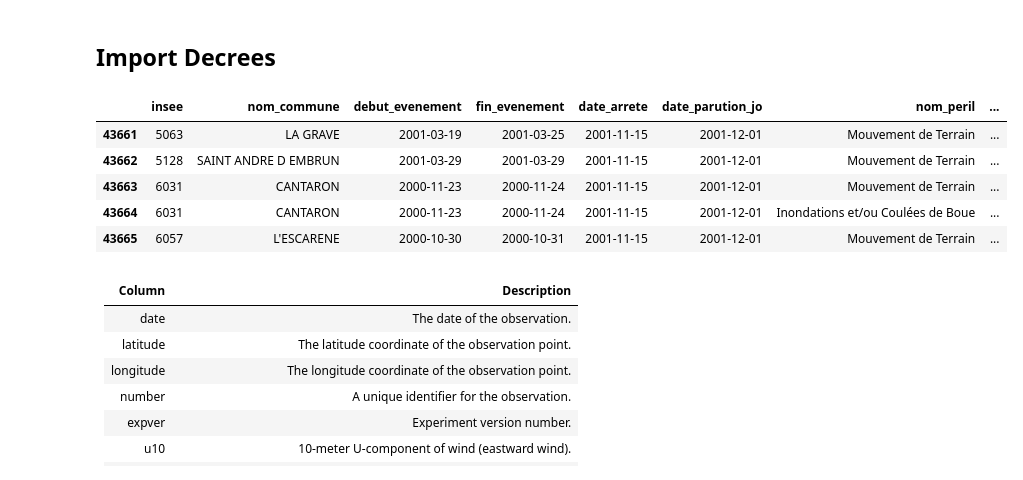
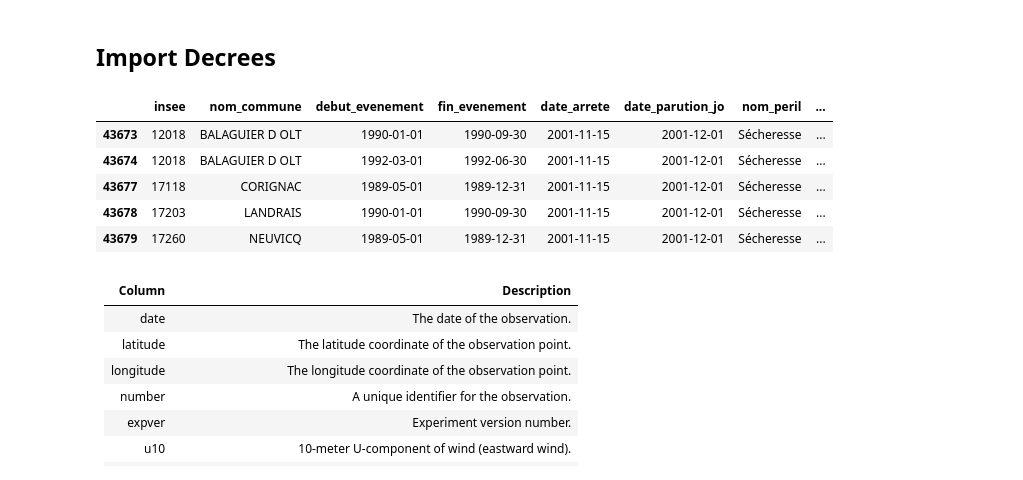
Before and after one commit to yrahan/catnat, a Jupyter notebook: notebooks/3_feature_engineering/02_large_decrees_weather_location.ipynb, the cells around one changed output. Saved outputs shown, nothing was run; the diff lists cells and outputs as text; code cells hidden in the pictures.

```diff
--- a/notebooks/3_feature_engineering/02_large_decrees_weather_location.ipynb
+++ b/notebooks/3_feature_engineering/02_large_decrees_weather_location.ipynb
@@ -52,13 +54,13 @@ decrees_filename = 'decrees.parquet'
 decrees_locations_filename = 'decrees_locations.parquet'
 communes_csv_filename = 'correspondance-code-insee-code-postal-202410.csv'
 weather_filename = 'weather2.parquet'
-weather_shema = 'weather_shema2.csv'
+weather_shema_filename = 'weather_shema2.csv'
 weather_yearly_filename = 'weather2_yearly.parquet'
-weather_yearly_shema = 'weather_shema2_yearly.csv'
+weather_yearly_shema_filename = 'weather_shema2_yearly.csv'
 drought_filename = 'drought.parquet'
-drought_shema = 'drought_shema.csv'
+drought_shema_filename = 'drought_shema.csv'
 drought_yearly_filename = 'drought_yearly.parquet'
-drought_yearly_shema = 'drought_yearly_shema.csv'
+drought_yearly_shema_filename = 'drought_yearly_shema.csv'
 #weather_zip_file = "193fcd51a8958175843ecbbcaba057c8.zip"
 # %% [markdown]
 ## Load Weather data
@@ -177,17 +176,17 @@ df_yearly_weather.isna().sum().sum()
 
 
 df_drought_yearly = pd.read_parquet(os.path.join(processed_data_folder_name, drought_yearly_filename))
-drought_schema_yearly = pd.read_csv(os.path.join(processed_data_folder_name, drought_yearly_shema), index_col=0).squeeze("columns")
+drought_schema_yearly = pd.read_csv(os.path.join(processed_data_folder_name, drought_yearly_shema_filename), index_col=0).squeeze("columns")
 df_drought_yearly = df_drought_yearly.astype(drought_schema_yearly.to_dict())
 # %%
-df_decrees.head()
+df_drought_yearly.head()
 # %% [output]
 |  | insee | nom_commune | debut_evenement | fin_evenement | date_arrete | date_parution_jo | nom_peril | ... |
-| 43661 | 5063 | LA GRAVE | 2001-03-19 | 2001-03-25 | 2001-11-15 | 2001-12-01 | Mouvement de Terrain | ... |
-| 43662 | 5128 | SAINT ANDRE D EMBRUN | 2001-03-29 | 2001-03-29 | 2001-11-15 | 2001-12-01 | Mouvement de Terrain | ... |
-| 43663 | 6031 | CANTARON | 2000-11-23 | 2000-11-24 | 2001-11-15 | 2001-12-01 | Mouvement de Terrain | ... |
-| 43664 | 6031 | CANTARON | 2000-11-23 | 2000-11-24 | 2001-11-15 | 2001-12-01 | Inondations et/ou Coulées de Boue | ... |
-| 43665 | 6057 | L'ESCARENE | 2000-10-30 | 2000-10-31 | 2001-11-15 | 2001-12-01 | Mouvement de Terrain | ... |
+| 43673 | 12018 | BALAGUIER D OLT | 1990-01-01 | 1990-09-30 | 2001-11-15 | 2001-12-01 | Sécheresse | ... |
+| 43674 | 12018 | BALAGUIER D OLT | 1992-03-01 | 1992-06-30 | 2001-11-15 | 2001-12-01 | Sécheresse | ... |
+| 43677 | 17118 | CORIGNAC | 1989-05-01 | 1989-12-31 | 2001-11-15 | 2001-12-01 | Sécheresse | ... |
+| 43678 | 17203 | LANDRAIS | 1990-01-01 | 1990-09-30 | 2001-11-15 | 2001-12-01 | Sécheresse | ... |
+| 43679 | 17260 | NEUVICQ | 1989-05-01 | 1989-12-31 | 2001-11-15 | 2001-12-01 | Sécheresse | ... |
 # %% [markdown]
 | Column    | Description                                      |
 |-----------|--------------------------------------------------|
```
Also changed, not shown: parts of 20 cells of this notebook.
